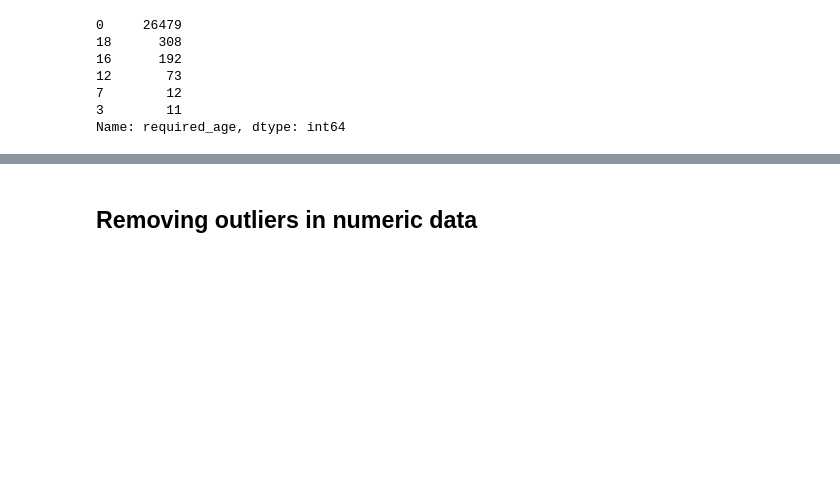
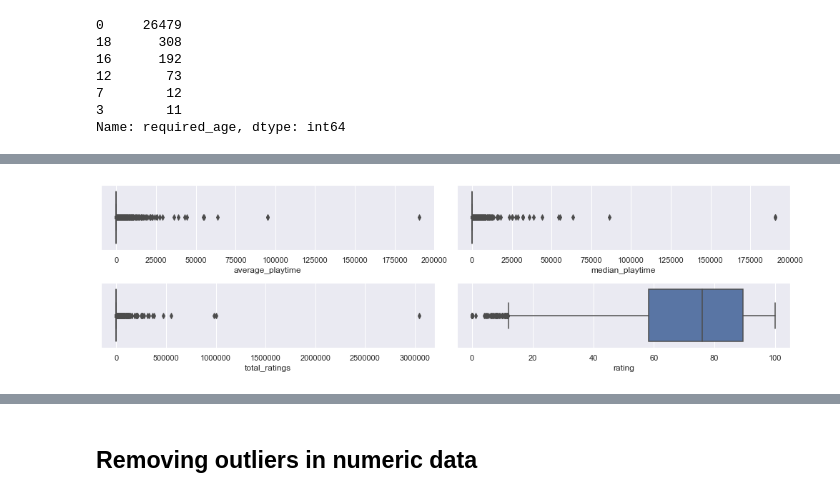
Before and after one commit to darrenchay/game_recommender, a Jupyter notebook: 1_steam_data_processing.ipynb, the cells around one changed output, grey strips where cells are left out. Cells and saved outputs as stored; diff of their text form; code cells hidden in the pictures; blank space fills up the shorter version.

Commit message:
Update 1_steam_data_processing.ipynb
check ban comments ki mn meT dan notebook la. ena zafr to bzn review

```diff
--- a/1_steam_data_processing.ipynb
+++ b/1_steam_data_processing.ipynb
@@ -182,0 +113,4 @@ Since those genres were dropped, if a game only has those dropped genres, it wil
+# %%
+genres_oh = one_hot_encode(steam_data['genres'])
+genres_counts = [len(genres_oh[genres_oh[c]>0][c]) for c in genres_oh.columns] # counts for each genre
+pd.DataFrame(genres_counts, columns=['genres_counts']).describe()
@@ -337,0 +260,13 @@ plt.show()
+# %%
+cols = ['positive_ratings', 'negative_ratings', 'average_playtime']
+
+sns.set_style('darkgrid')
+f, axes = plt.subplots(1,3, figsize=(20,6))
+i = 0
+for name in cols:
+    b=sns.boxplot(x=steam_data_encoded[name], ax=axes[i])
+    b.set_xlabel(name)
+    i = i+1
+
+plt.tight_layout()
+plt.show()
@@ -337,0 +294,17 @@ plt.show()
+# %%
+cols = ['average_playtime', 'median_playtime', 'total_ratings', 'rating']
+
+sns.set_style('darkgrid')
+f, axes = plt.subplots(2,2, figsize=(14,4))
+y = 0
+
+for c in cols:
+    i, j = divmod(y, 2)
+    ax = axes[i, j]
+    b=sns.boxplot(data=steam_data_encoded, x=c, ax=ax)
+    y = y+1
+
+plt.tight_layout()
+plt.show()
+# %% [output]
+[figure, added]
```
Also changed, not shown: parts of 69 cells of this notebook.
